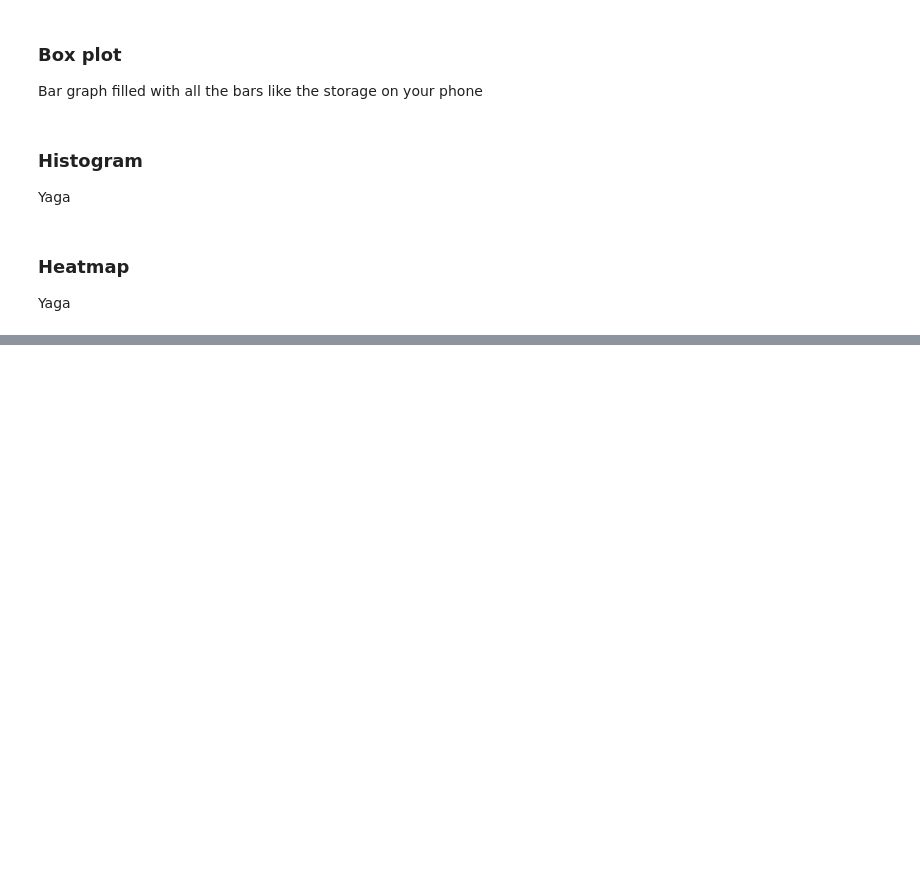
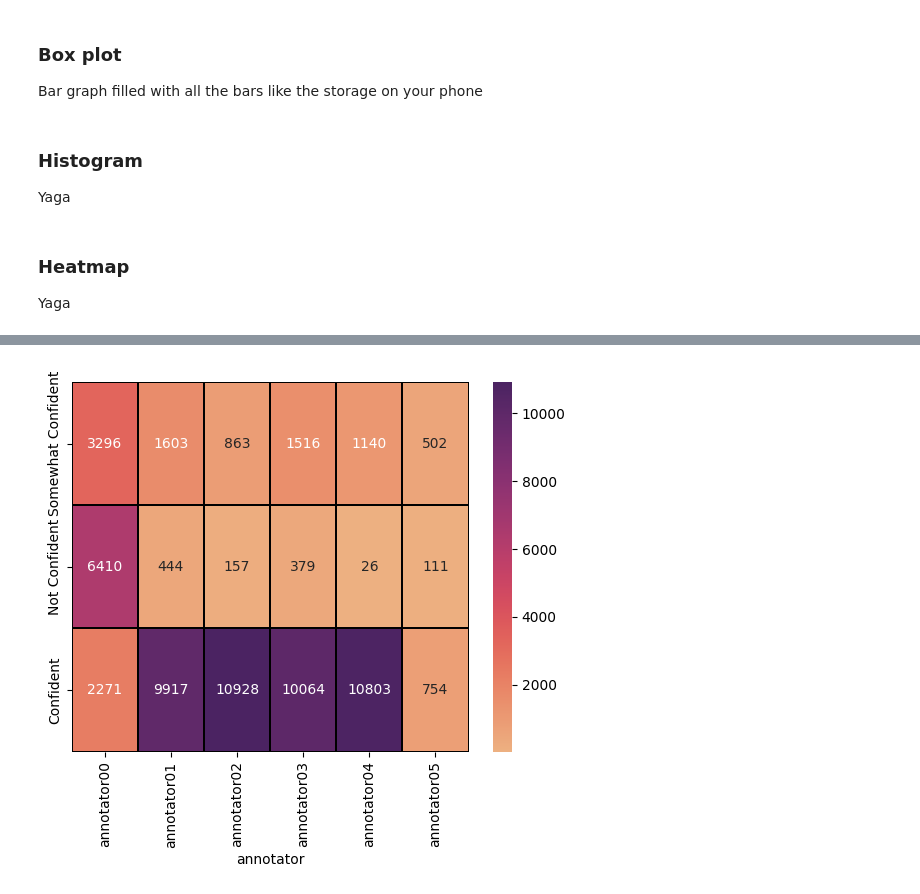
Before and after one commit to 18vmck/cmpe351_group10, a Jupyter notebook: viz.ipynb, the cells around one changed output, grey strips where cells are left out. Saved outputs shown, nothing was run; the diff lists cells and outputs as text; code cells hidden in the pictures; blank space fills up the shorter version.

```diff
--- a/viz.ipynb
+++ b/viz.ipynb
@@ -72,0 +97,19 @@ annotator_labels = annotator_labels.T
+# %%
+# For each annotator, sum up the confidence in annotator data
+annotator_confidence = []
+for annotator in annotators:
+    # get the confidence for this annotator
+    confidence = [row['confidence'] for row in annotator_data if row['annotator'] == annotator]
+    # count the labels
+    counts = collections.Counter(confidence)
+    # add the counts to the dict
+    counts['annotator'] = annotator
+    # add the dict to the array
+    annotator_confidence.append(counts)
+
+# convert the array of dicts to a dataframe
+annotator_confidence = pd.DataFrame(annotator_confidence)
+# set the index to the annotator
+annotator_confidence = annotator_confidence.set_index('annotator')
+# drop the 'nan' column
+annotator_confidence = annotator_confidence.drop(annotator_confidence.columns[3], axis=1)
@@ -101,0 +191,5 @@ sns.heatmap(annotator_labels.T, annot=True, fmt='d',cmap='flare', linewidths=0.1
+# %%
+# Heatmap of the annotator confidence
+sns.heatmap(annotator_confidence.T, annot=True, fmt='d',cmap='flare', linewidths=0.1, linecolor='black');
+# %% [output]
+[figure, added]
```
Also changed, not shown: parts of 15 cells of this notebook.
